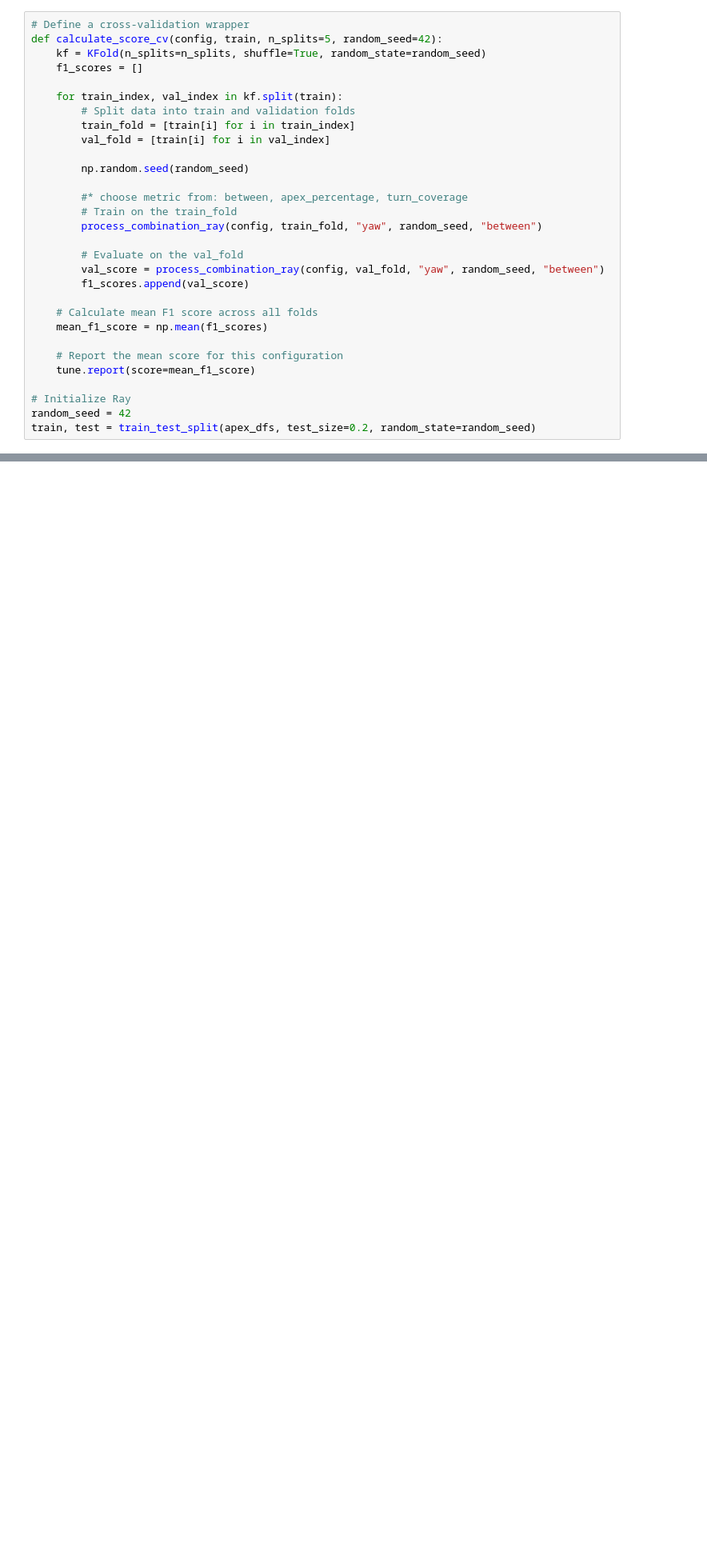
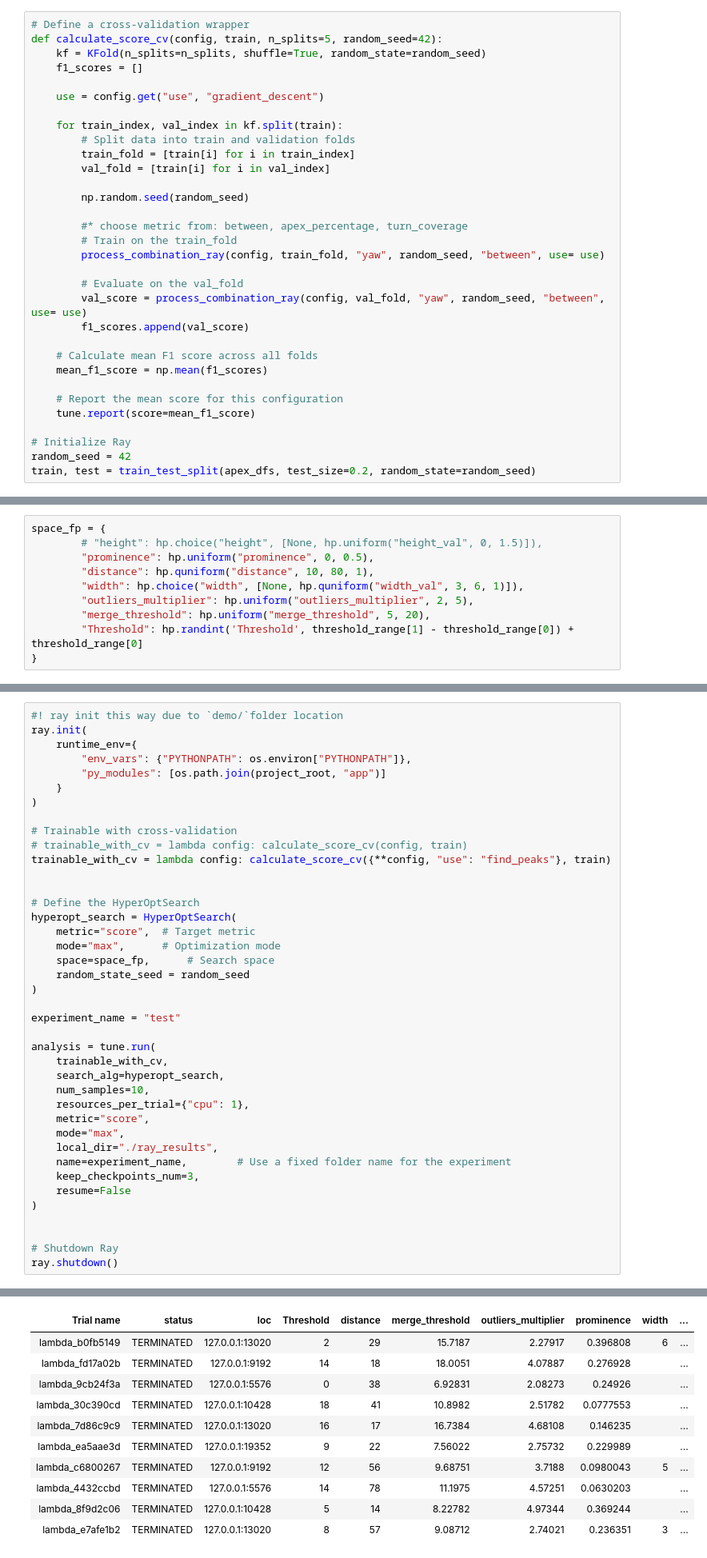
Before and after one commit to krob2610/SkiTurnDetection, a Jupyter notebook: demos/demo_1.ipynb, the cells around one changed output, grey strips where cells are left out. Shown at 80% size. Saved outputs shown, nothing was run; the diff lists cells and outputs as text; blank space fills up the shorter version.

Commit message:
Find_peaks tuned with ray

```diff
--- a/demos/demo_1.ipynb
+++ b/demos/demo_1.ipynb
@@ -244,6 +243,8 @@ ray.shutdown()
 def calculate_score_cv(config, train, n_splits=5, random_seed=42):
     kf = KFold(n_splits=n_splits, shuffle=True, random_state=random_seed)
     f1_scores = []
+
+    use = config.get("use", "gradient_descent")
 
     for train_index, val_index in kf.split(train):
         # Split data into train and validation folds
@@ -254,10 +255,10 @@ def calculate_score_cv(config, train, n_splits=5, random_seed=42):
 
         #* choose metric from: between, apex_percentage, turn_coverage
         # Train on the train_fold
-        process_combination_ray(config, train_fold, "yaw", random_seed, "between")
+        process_combination_ray(config, train_fold, "yaw", random_seed, "between", use= use)
 
         # Evaluate on the val_fold
-        val_score = process_combination_ray(config, val_fold, "yaw", random_seed, "between")
+        val_score = process_combination_ray(config, val_fold, "yaw", random_seed, "between", use= use)
         f1_scores.append(val_score)
 
     # Calculate mean F1 score across all folds
@@ -533,3 +538,13 @@ print("F1 score for test set:", test_score)
 # %% [output]
 F1 score for training set: 0.9161793372319689
 F1 score for test set: 0.9106239460370995
+# %%
+space_fp = {
+        # "height": hp.choice("height", [None, hp.uniform("height_val", 0, 1.5)]),
+        "prominence": hp.uniform("prominence", 0, 0.5),
+        "distance": hp.quniform("distance", 10, 80, 1),
+        "width": hp.choice("width", [None, hp.quniform("width_val", 3, 6, 1)]),
+        "outliers_multiplier": hp.uniform("outliers_multiplier", 2, 5),
+        "merge_threshold": hp.uniform("merge_threshold", 5, 20),
+        "Threshold": hp.randint('Threshold', threshold_range[1] - threshold_range[0]) + threshold_range[0]
+}
@@ -535,0 +553,41 @@ F1 score for test set: 0.9106239460370995
+# %%
+#! ray init this way due to `demo/`folder location
+ray.init(
+    runtime_env={
+        "env_vars": {"PYTHONPATH": os.environ["PYTHONPATH"]},
+        "py_modules": [os.path.join(project_root, "app")]
+    }
+)
+
+# Trainable with cross-validation
+# trainable_with_cv = lambda config: calculate_score_cv(config, train)
+trainable_with_cv = lambda config: calculate_score_cv({**config, "use": "find_peaks"}, train)
+
+
+# Define the HyperOptSearch
+hyperopt_search = HyperOptSearch(
+    metric="score",  # Target metric
+    mode="max",      # Optimization mode
+    space=space_fp,      # Search space
+    random_state_seed = random_seed
+)
+
+experiment_name = "test"
+
+analysis = tune.run(
+    trainable_with_cv,
+    search_alg=hyperopt_search,
+    num_samples=10,
+    resources_per_trial={"cpu": 1},
+    metric="score",
+    mode="max",
+    local_dir="./ray_results",
+    name=experiment_name,        # Use a fixed folder name for the experiment
+    keep_checkpoints_num=3,
+    resume=False
+)
+
+
+# Shutdown Ray
+ray.shutdown()
+# %% [output]
@@ -535,0 +608,11 @@ F1 score for test set: 0.9106239460370995
+| Trial name | status | loc | Threshold | distance | merge_threshold | outliers_multiplier | prominence | width | ... |
+| lambda_b0fb5149 | TERMINATED | 127.0.0.1:13020 | 2 | 29 | 15.7187 | 2.27917 | 0.396808 | 6 | ... |
+| lambda_fd17a02b | TERMINATED | 127.0.0.1:9192 | 14 | 18 | 18.0051 | 4.07887 | 0.276928 |  | ... |
+| lambda_9cb24f3a | TERMINATED | 127.0.0.1:5576 | 0 | 38 | 6.92831 | 2.08273 | 0.24926 |  | ... |
+| lambda_30c390cd | TERMINATED | 127.0.0.1:10428 | 18 | 41 | 10.8982 | 2.51782 | 0.0777553 |  | ... |
+| lambda_7d86c9c9 | TERMINATED | 127.0.0.1:13020 | 16 | 17 | 16.7384 | 4.68108 | 0.146235 |  | ... |
+| lambda_ea5aae3d | TERMINATED | 127.0.0.1:19352 | 9 | 22 | 7.56022 | 2.75732 | 0.229989 |  | ... |
+| lambda_c6800267 | TERMINATED | 127.0.0.1:9192 | 12 | 56 | 9.68751 | 3.7188 | 0.0980043 | 5 | ... |
+| lambda_4432ccbd | TERMINATED | 127.0.0.1:5576 | 14 | 78 | 11.1975 | 4.57251 | 0.0630203 |  | ... |
+| lambda_8f9d2c06 | TERMINATED | 127.0.0.1:10428 | 5 | 14 | 8.22782 | 4.97344 | 0.369244 |  | ... |
+| lambda_e7afe1b2 | TERMINATED | 127.0.0.1:13020 | 8 | 57 | 9.08712 | 2.74021 | 0.236351 | 3 | ... |
```
Also changed, not shown: parts of 7 cells of this notebook.
